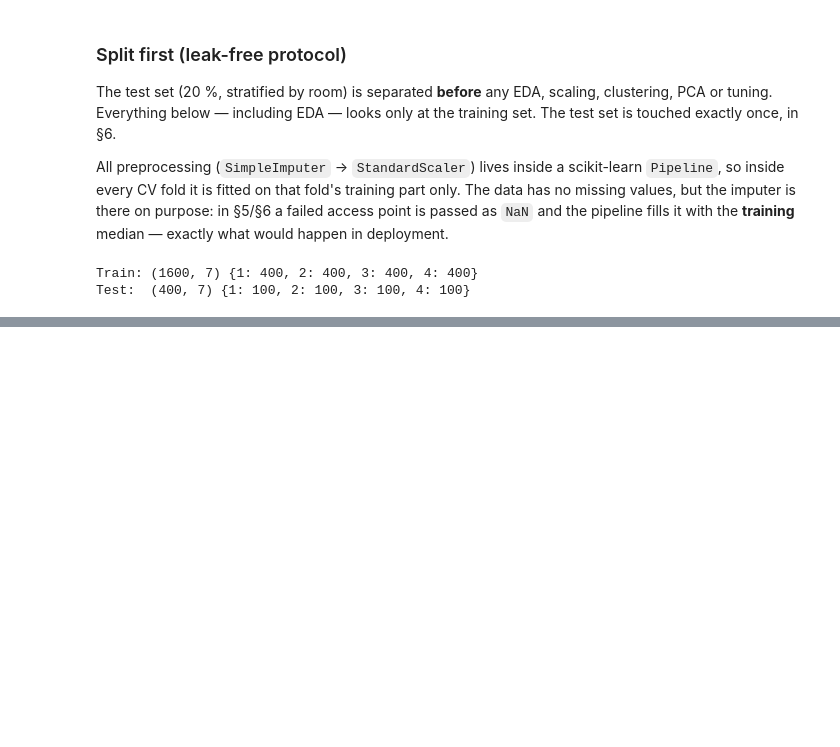
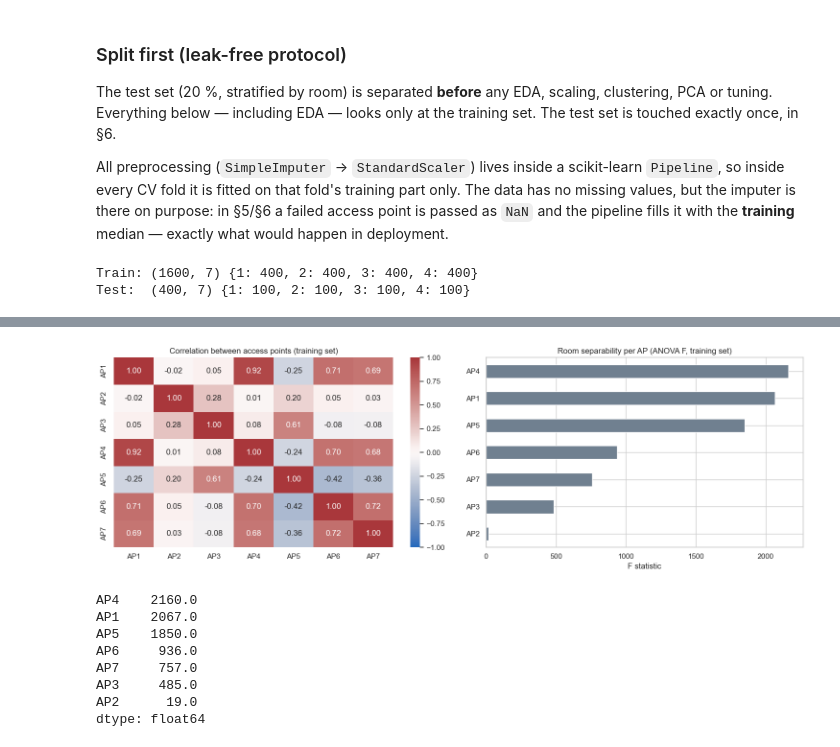
Before and after one commit to techshowdown123-creator/wifi-indoor-localisation, a Jupyter notebook: P6_WiFi_Localisation.ipynb, the cells around one changed output, grey strips where cells are left out. Saved outputs shown, nothing was run; the diff lists cells and outputs as text; code cells hidden in the pictures; blank space fills up the shorter version.

```diff
--- a/P6_WiFi_Localisation.ipynb
+++ b/P6_WiFi_Localisation.ipynb
@@ -127,0 +174,21 @@ Test:  (400, 7) {1: 100, 2: 100, 3: 100, 4: 100}
+# %%
+fig, axes = plt.subplots(1, 2, figsize=(15, 5), gridspec_kw={"width_ratios": [1.1, 1]})
+sns.heatmap(X_train.corr(), annot=True, fmt=".2f", cmap="vlag", vmin=-1, vmax=1, ax=axes[0])
+axes[0].set_title("Correlation between access points (training set)")
+
+F, p = f_classif(X_train, y_train)          # one-way ANOVA: how differently does each AP behave across rooms?
+anova = pd.Series(F, index=AP_COLS).sort_values()
+anova.plot.barh(ax=axes[1], color="slategray")
+axes[1].set_title("Room separability per AP (ANOVA F, training set)"); axes[1].set_xlabel("F statistic")
+plt.tight_layout(); savefig("eda_corr_anova"); plt.show()
+print(anova.sort_values(ascending=False).round(0))
+# %% [output]
+[figure, added]
+AP4    2160.0
+AP1    2067.0
+AP5    1850.0
+AP6     936.0
+AP7     757.0
+AP3     485.0
+AP2      19.0
+dtype: float64
```
Also changed, not shown: parts of 6 cells of this notebook, 4 other files.
